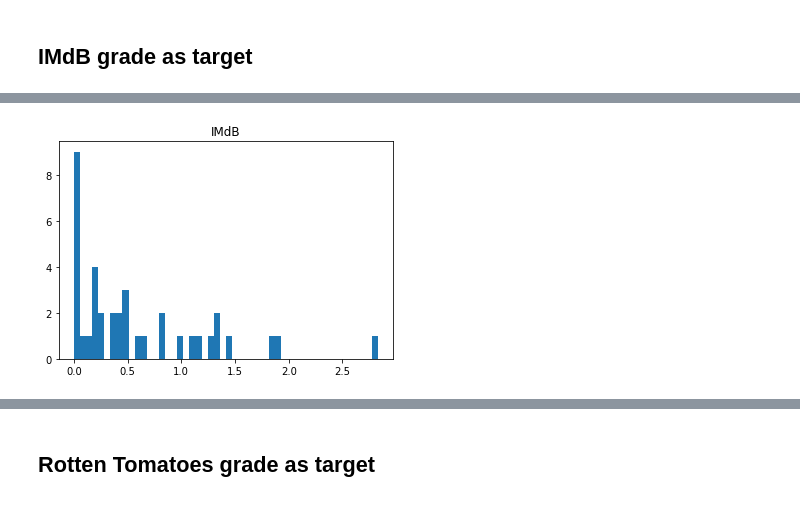
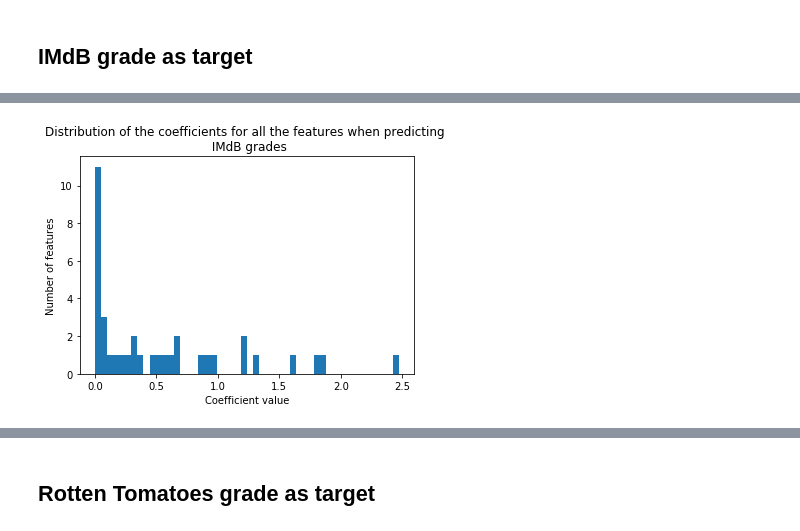
Before and after one commit to illorens/Project_NTDS, a Jupyter notebook: Analysis.ipynb, the cells around one changed output, grey strips where cells are left out. Saved outputs shown, nothing was run; the diff lists cells and outputs as text; code cells hidden in the pictures.

```diff
--- a/Analysis.ipynb
+++ b/Analysis.ipynb
@@ -754,7 +754,7 @@ BoxOffice_directors      int64
 BoxOffice_writers        int64
 dtype: object
 # %%
-ml_df = final_df.drop(columns=['index','Actors','Director','Plot','Production','Title','Writer','Awards','imdbVotes'])
+ml_df = final_df.drop(columns=['index','Actors','Director','Plot','Production','Title','Writer','Awards','imdbVotes','Runtime'])
 # %%
 ml_df.dtypes
 # %% [output]
@@ -897,7 +907,9 @@ feature_IMdB = X_train.columns[np.argsort(lasso_regr_imdb)][::-1][:5]
 # %%
 plt.figure(1)
 plt.hist(np.abs(lasso_regr_imdb),bins=50)
-plt.title('IMdB')
+plt.title('Distribution of the coefficients for all the features when predicting \n IMdB grades')
+plt.xlabel('Coefficient value')
+plt.ylabel('Number of features')
 plt.show()
 # %% [output]
-[figure, old version]
+[figure, new version]
```
Also changed, not shown: parts of 45 cells of this notebook.
